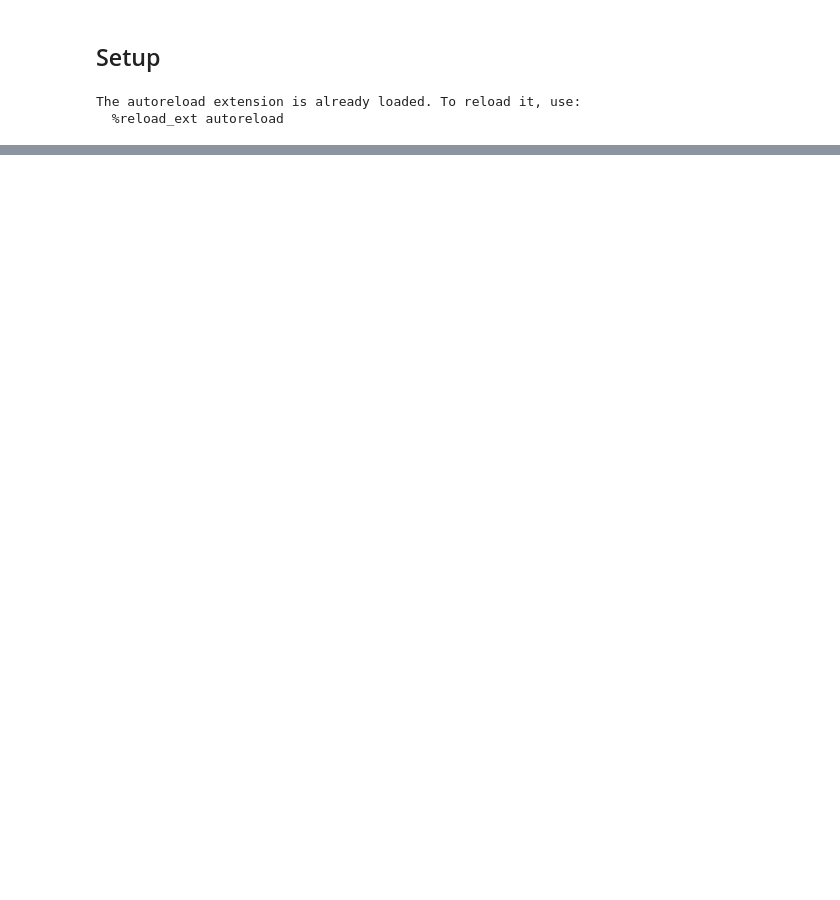
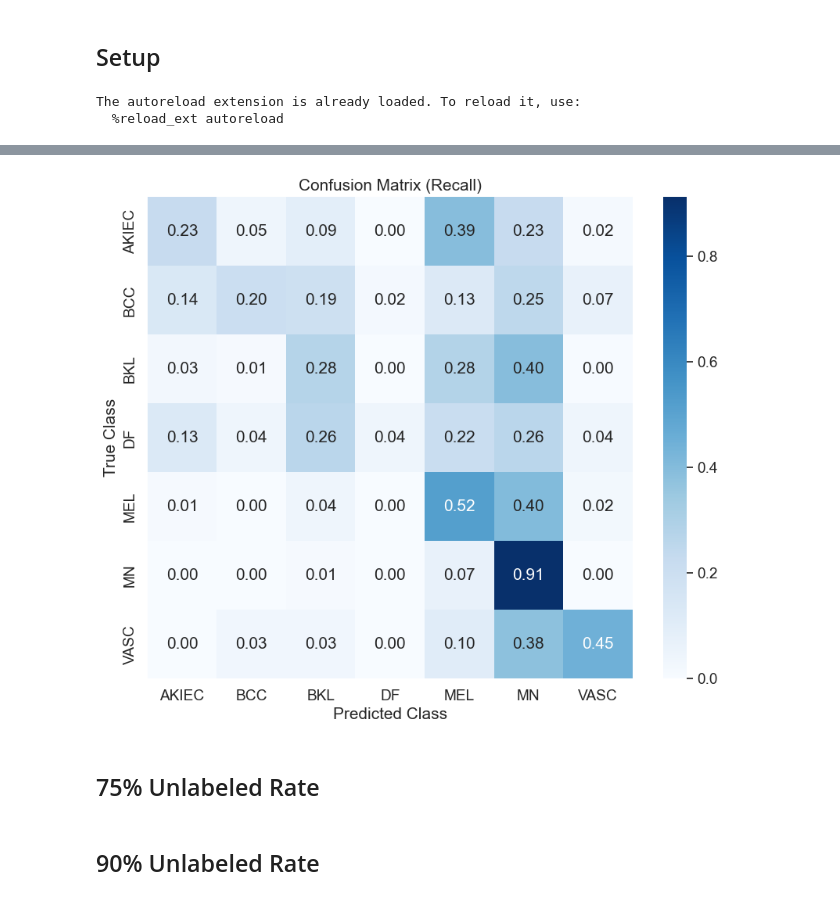
Before and after one commit to behrensm03/bdl-ssl, a Jupyter notebook: bayes_cnn_baseline.ipynb, the cells around one changed output, grey strips where cells are left out. Drawn from its saved outputs; the diff is of its cells as text; code cells hidden in the pictures; blank space fills up the shorter version.

```diff
--- a/bayes_cnn_baseline.ipynb
+++ b/bayes_cnn_baseline.ipynb
@@ -540,0 +235,8 @@ mu_w gradient for layer1: 0.002594
+# %%
+plot_per_class_recall(test_results_bcnn_50['confusion_matrix'], list(short_labels.values()))
+# %% [output]
+[figure, added]
+# %% [markdown]
+## 75% Unlabeled Rate
+# %% [markdown]
+## 90% Unlabeled Rate
```
Also changed, not shown: parts of 60 cells of this notebook, 5 other files.
